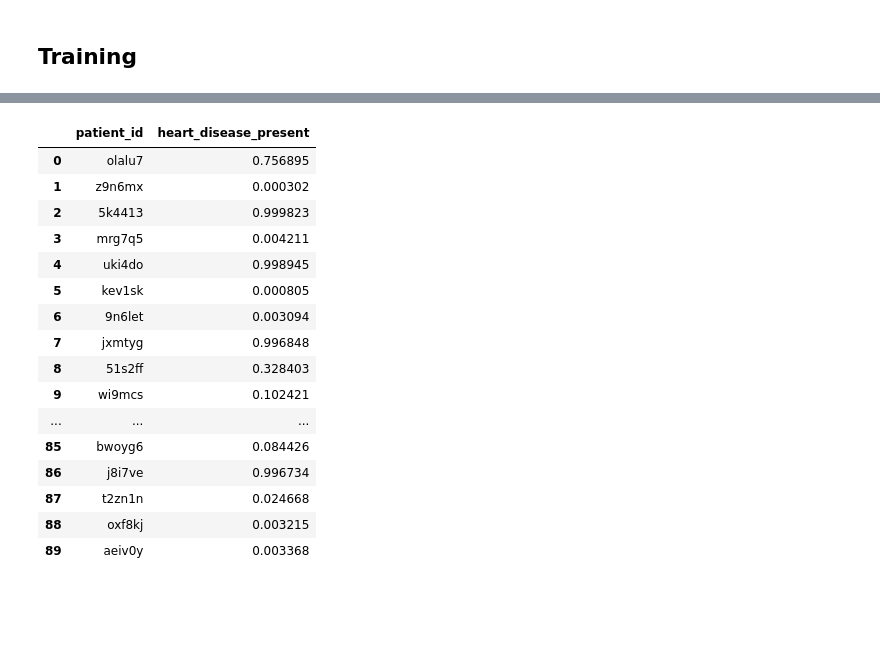
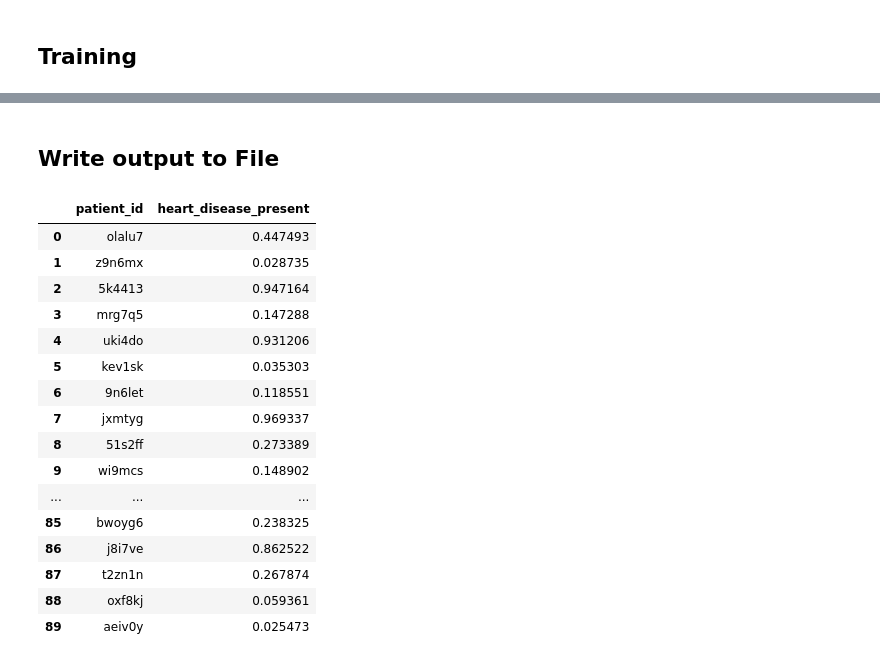
Before and after one commit to RomelioTavas/ee298, a Jupyter notebook: Project1/mlhw-mlp-with-preprocess.ipynb, the cells around one changed output, grey strips where cells are left out. Saved outputs shown, nothing was run; the diff lists cells and outputs as text; code cells hidden in the pictures; blank space fills up the shorter version.

```diff
--- a/Project1/mlhw-mlp-with-preprocess.ipynb
+++ b/Project1/mlhw-mlp-with-preprocess.ipynb
@@ -231,13 +171,0 @@ Saved trained model at /home/bong/Projects/ee298/Project1/saved_models/mlhw-mlp-
-# %%
-test = pd.read_csv('dataset/test_values.csv')
-
-# Convert string values to integers
-test["thal"] = test["thal"].astype('category')
-test["thal"] = test["thal"].cat.codes
-
-# Whiten test set
-test[cols] = (test[cols] - train_mean) / train_std
-
-display(test[cols].head())
-
-x_test = preproc_input(test[cols])
@@ -251,34 +248,34 @@ x_test = preproc_input(test[cols])
+# %% [markdown]
+## Write output to File
 # %%
-predictions = model.predict(x_test)
+out_df = pd.DataFrame({
+    'patient_id': x_test['patient_id'],
+    'heart_disease_present': mean_pred[:]
+})
+out_df = out_df[['patient_id', 'heart_disease_present']]
+with pd.option_context('display.max_rows', None, 'display.max_columns', None):
+    display(out_df)
 
-output = pd.DataFrame({
-    'patient_id': test['patient_id'],
-    'heart_disease_present': predictions[:,0]
-})
-
-with pd.option_context('display.max_rows', None, 'display.max_columns', None):
-    display(output)
-
-output_dir = 'output'
-if not os.path.isdir(output_dir):
-    os.makedirs(output_dir)
-output_file = output_dir + '/' + experiment_name + '-' + 'out.csv'
-output.to_csv(output_file, index=False)
+out_dir = 'output'
+if not os.path.isdir(out_dir):
+    os.makedirs(out_dir)
+out_file = out_dir + '/' + experiment_name + '-' + 'out.csv'
+out_df.to_csv(out_file, index=False)
 # %% [output]
 |  | patient_id | heart_disease_present |
-| 0 | olalu7 | 0.756895 |
-| 1 | z9n6mx | 0.000302 |
-| 2 | 5k4413 | 0.999823 |
-| 3 | mrg7q5 | 0.004211 |
-| 4 | uki4do | 0.998945 |
-| 5 | kev1sk | 0.000805 |
-| 6 | 9n6let | 0.003094 |
-| 7 | jxmtyg | 0.996848 |
-| 8 | 51s2ff | 0.328403 |
-| 9 | wi9mcs | 0.102421 |
+| 0 | olalu7 | 0.447493 |
+| 1 | z9n6mx | 0.028735 |
+| 2 | 5k4413 | 0.947164 |
+| 3 | mrg7q5 | 0.147288 |
+| 4 | uki4do | 0.931206 |
+| 5 | kev1sk | 0.035303 |
+| 6 | 9n6let | 0.118551 |
+| 7 | jxmtyg | 0.969337 |
+| 8 | 51s2ff | 0.273389 |
+| 9 | wi9mcs | 0.148902 |
 | ... | ... | ... |
-| 85 | bwoyg6 | 0.084426 |
-| 86 | j8i7ve | 0.996734 |
-| 87 | t2zn1n | 0.024668 |
-| 88 | oxf8kj | 0.003215 |
-| 89 | aeiv0y | 0.003368 |
+| 85 | bwoyg6 | 0.238325 |
+| 86 | j8i7ve | 0.862522 |
+| 87 | t2zn1n | 0.267874 |
+| 88 | oxf8kj | 0.059361 |
+| 89 | aeiv0y | 0.025473 |
```
Also changed, not shown: parts of 13 cells of this notebook.
